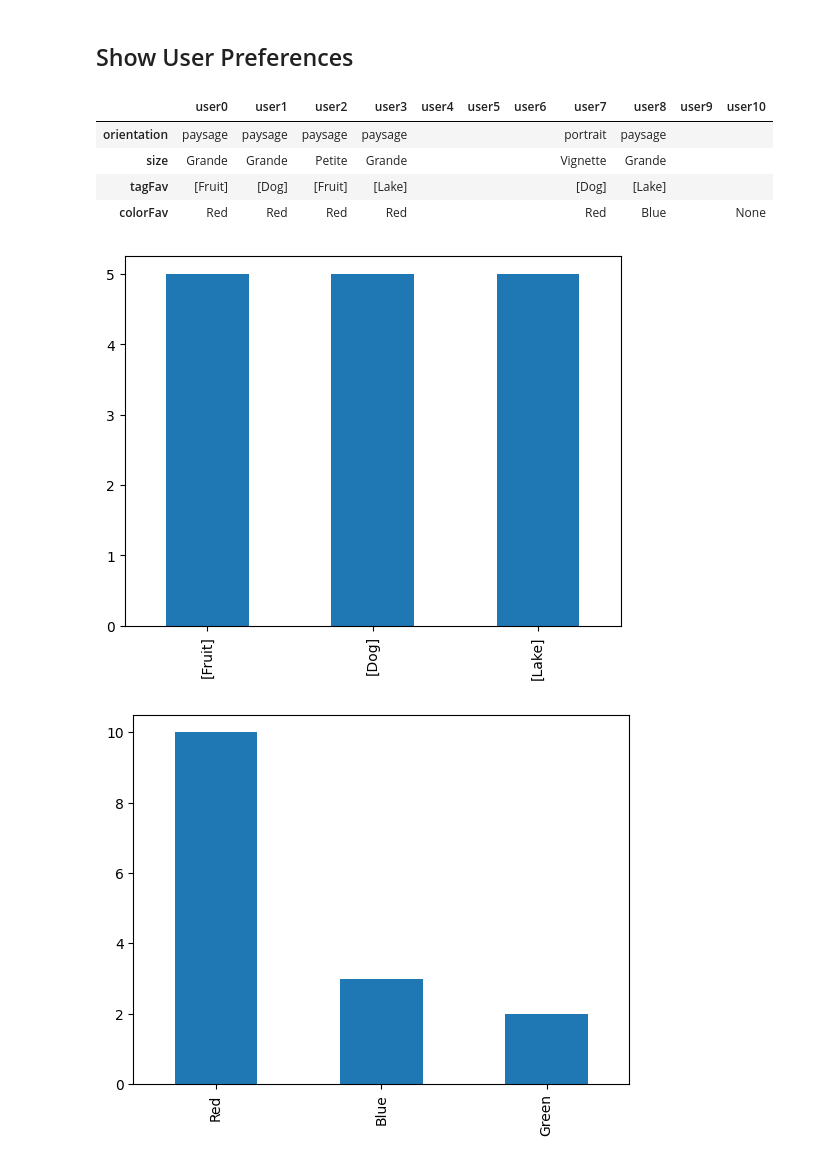
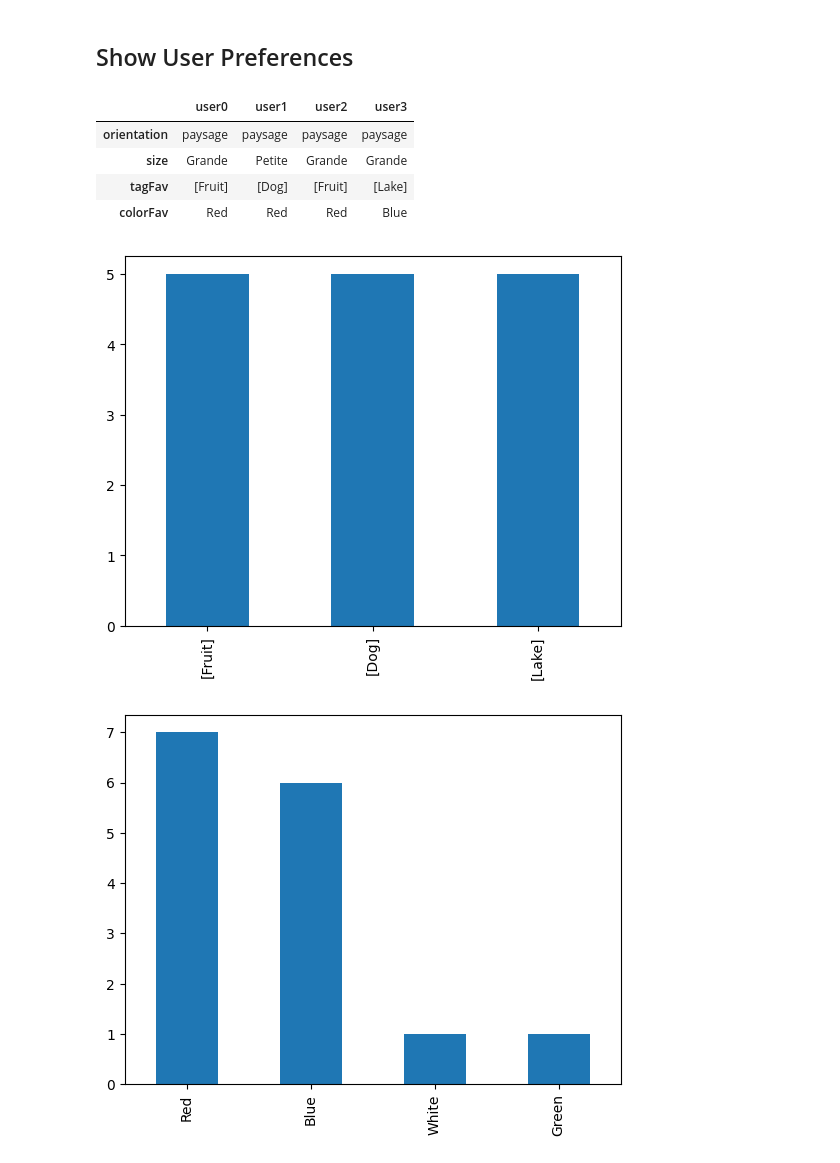
Before and after one commit to GabinJOBERTROLLIN/RecommenderSystem_DataMining, a Jupyter notebook: proj.ipynb, the cells around one changed output. Cells and saved outputs as stored; diff of their text form; code cells hidden in the pictures.

```diff
--- a/proj.ipynb
+++ b/proj.ipynb
@@ -493,54 +472,62 @@ userPreferences() # Updates all user preferences
 # %% [markdown]
 ## Show User Preferences
 # %%
-def printUserPref(user = None):
-    if user == None:
+def printUserPref(userName = None):
+    # INPUT     : userName (string)
+    # OUTPUT    : The user's preferences
+    # DESCRIPTION : Shows the selected user or all user's preferences is no argument is given
+
+    if userName == None:
         userDF = pd.read_json("jsonUser.json")
     else :
         userDF = pd.read_json("jsonUser.json")
-        userDF = userDF[user]
+        userDF = userDF[userName]
     return userDF["orientation":"colorFav"]
 
 printUserPref() # Show all user preferences
 # %% [output]
-|  | user0 | user1 | user2 | user3 | user4 | user5 | user6 | user7 | user8 | user9 | user10 |
-| orientation | paysage | paysage | paysage | paysage |  |  |  | portrait | paysage |  |  |
-| size | Grande | Grande | Petite | Grande |  |  |  | Vignette | Grande |  |  |
-| tagFav | [Fruit] | [Dog] | [Fruit] | [Lake] |  |  |  | [Dog] | [Lake] |  |  |
-| colorFav | Red | Red | Red | Red |  |  |  | Red | Blue |  | None |
+|  | user0 | user1 | user2 | user3 |
+| orientation | paysage | paysage | paysage | paysage |
+| size | Grande | Petite | Grande | Grande |
+| tagFav | [Fruit] | [Dog] | [Fruit] | [Lake] |
+| colorFav | Red | Red | Red | Blue |
 # %%
 # Plot user liked images' stats : tags, size, ...
-def plotPref(plotLst = ["tags","dom","orientation","size"],user = None):
+def plotPref(plotLst = ["tags","dom","orientation","size"],userName = None):
+    # INPUT     : plotLst (lst), userName (string)
+    # OUTPUT    : None
+    # DESCRIPTION : Plots a specific user's like image data or plots all the data from the images in the databases.
+
     userDF = pd.read_json("jsonUser.json")
     jsonMetaDF = pd.read_json("metaDataJson.json")
 
     toPlotCount = []
     if type(plotLst) != list:
         plotLst = [plotLst]
 
-    if user == None :
+    if userName == None :
         for stat in plotLst :
             if stat in ["tags","dom","orientation","size"]:     # Stats that can be plotted are in this list
                 toPlot = []
                 for image in jsonMetaDF :
                     toPlot.append(jsonMetaDF.loc[stat][image])
 
                 toPlotCount.append(pd.Series(toPlot).value_counts())
 
-    if user != None and user in userDF:
+    if userName != None and userName in userDF:
         for stat in plotLst :
             if stat in ["tags","dom","orientation","size"]:     # Stats that can be plotted are in this list
                 toPlot = []
-                for image in userDF[user]["images"] :
+                for image in userDF[userName]["images"] :
                     toPlot.append(jsonMetaDF.loc[stat][image])
                 toPlotCount.append(pd.Series(toPlot).value_counts())
 
     for plotCount in toPlotCount:
         fig = plt.figure()
         plotCount.plot.bar()
     plt.show()
 
 plotPref(["tags","dom","orientation"])
 # %% [output]
 [figure]
-[figure, old version]
+[figure, new version]
```
Also changed, not shown: parts of 7 cells of this notebook.
